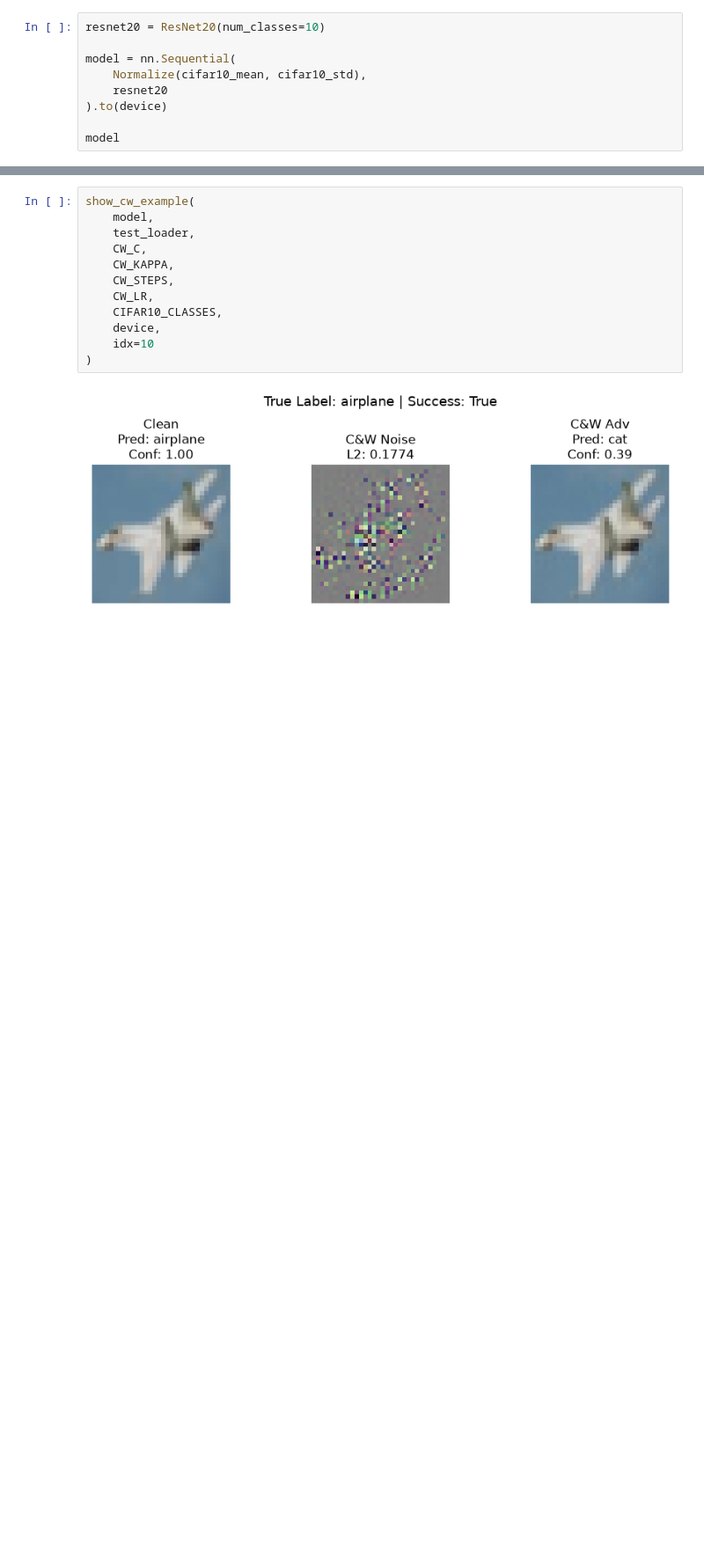
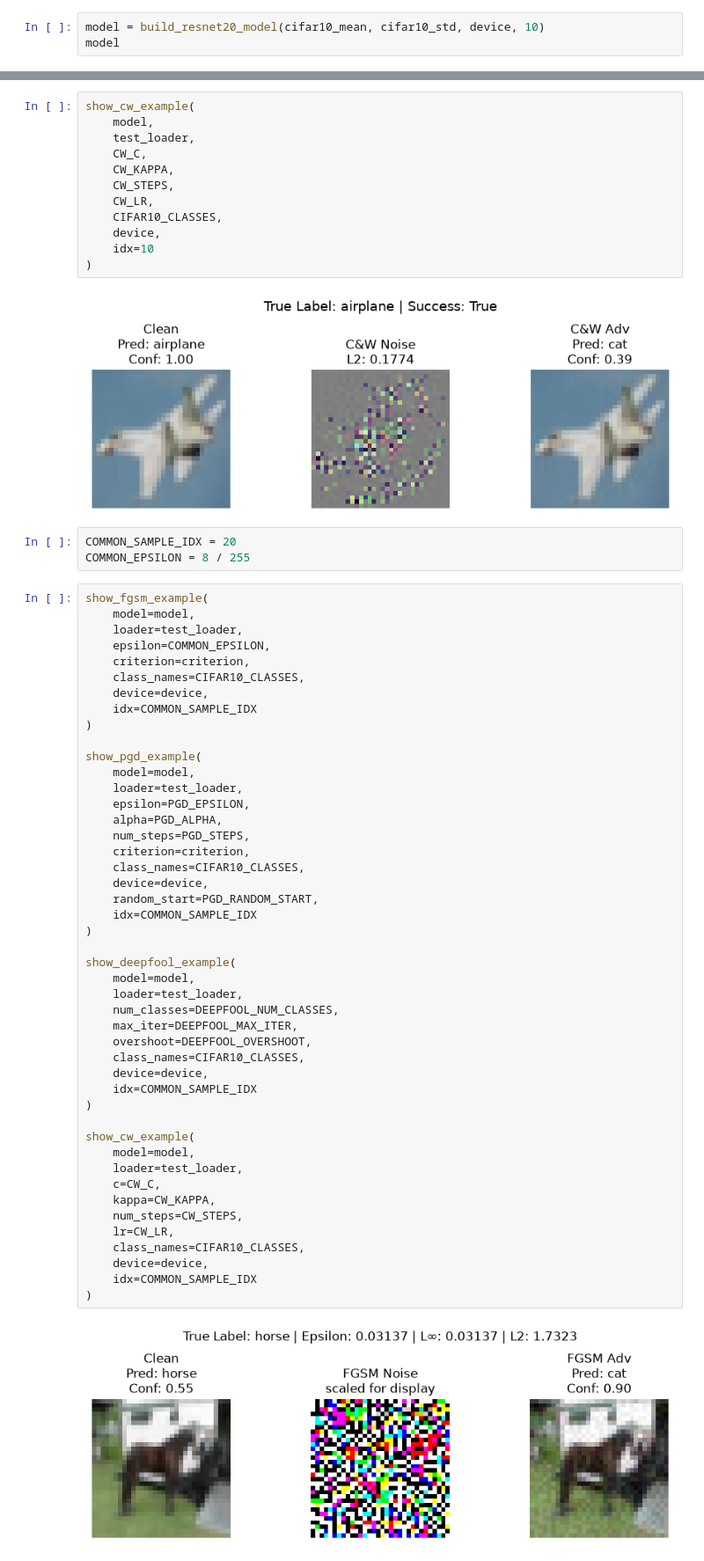
Before and after one commit to alifathi11/adversarial-attacks-and-defenses, a Jupyter notebook: notebooks/01-Adversarial_Attacks_and_Defenses.ipynb, the cells around one changed output, grey strips where cells are left out. Shown at 88% size. Cells and saved outputs as stored; diff of their text form; blank space fills up the shorter version.

```diff
--- a/notebooks/01-Adversarial_Attacks_and_Defenses.ipynb
+++ b/notebooks/01-Adversarial_Attacks_and_Defenses.ipynb
@@ -329,11 +340,5 @@ class ResNet20(nn.Module):
 # %%
-resnet20 = ResNet20(num_classes=10)
-
-model = nn.Sequential(
-    Normalize(cifar10_mean, cifar10_std),
-    resnet20
-).to(device)
-
+model = build_resnet20_model(cifar10_mean, cifar10_std, device, 10)
 model
 # %% [output]
 Sequential(
@@ -1887,3 +1892,54 @@ show_cw_example(
 )
 # %% [output]
 [figure]
+# %%
+COMMON_SAMPLE_IDX = 20
+COMMON_EPSILON = 8 / 255
+# %%
+show_fgsm_example(
+    model=model,
+    loader=test_loader,
+    epsilon=COMMON_EPSILON,
+    criterion=criterion,
+    class_names=CIFAR10_CLASSES,
+    device=device,
+    idx=COMMON_SAMPLE_IDX
+)
+
+show_pgd_example(
+    model=model,
+    loader=test_loader,
+    epsilon=PGD_EPSILON,
+    alpha=PGD_ALPHA,
+    num_steps=PGD_STEPS,
+    criterion=criterion,
+    class_names=CIFAR10_CLASSES,
+    device=device,
+    random_start=PGD_RANDOM_START,
+    idx=COMMON_SAMPLE_IDX
+)
+
+show_deepfool_example(
+    model=model,
+    loader=test_loader,
+    num_classes=DEEPFOOL_NUM_CLASSES,
+    max_iter=DEEPFOOL_MAX_ITER,
+    overshoot=DEEPFOOL_OVERSHOOT,
+    class_names=CIFAR10_CLASSES,
+    device=device,
+    idx=COMMON_SAMPLE_IDX
+)
+
+show_cw_example(
+    model=model,
+    loader=test_loader,
+    c=CW_C,
+    kappa=CW_KAPPA,
+    num_steps=CW_STEPS,
+    lr=CW_LR,
+    class_names=CIFAR10_CLASSES,
+    device=device,
+    idx=COMMON_SAMPLE_IDX
+)
+# %% [output]
+[figure, added]
```
Also changed, not shown: parts of 21 cells of this notebook, 1 other file.
